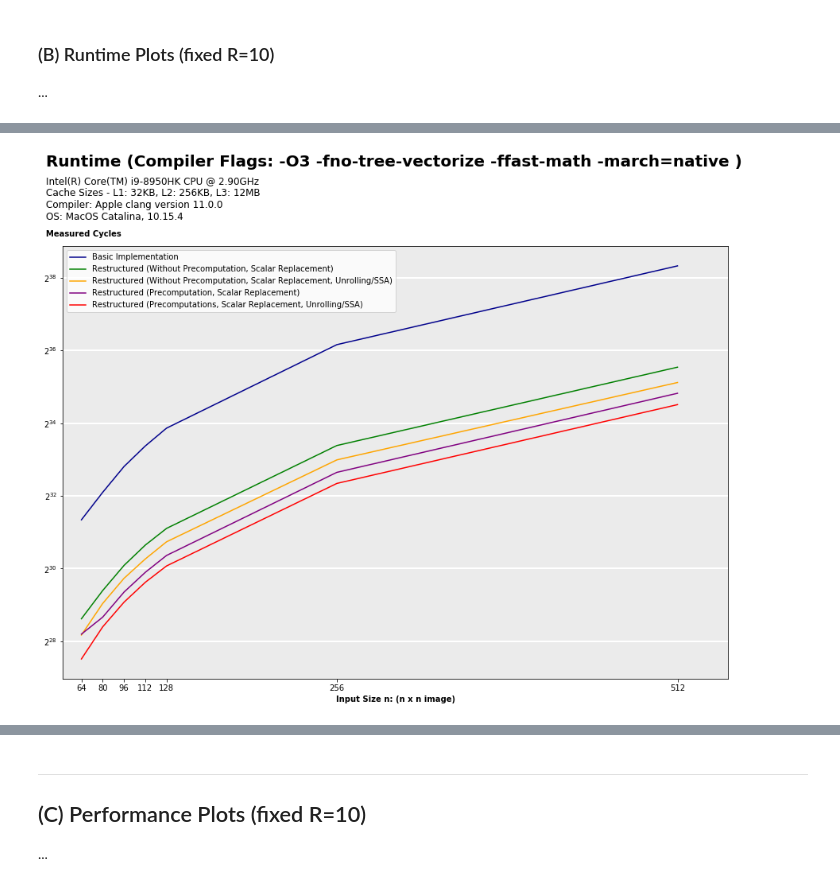
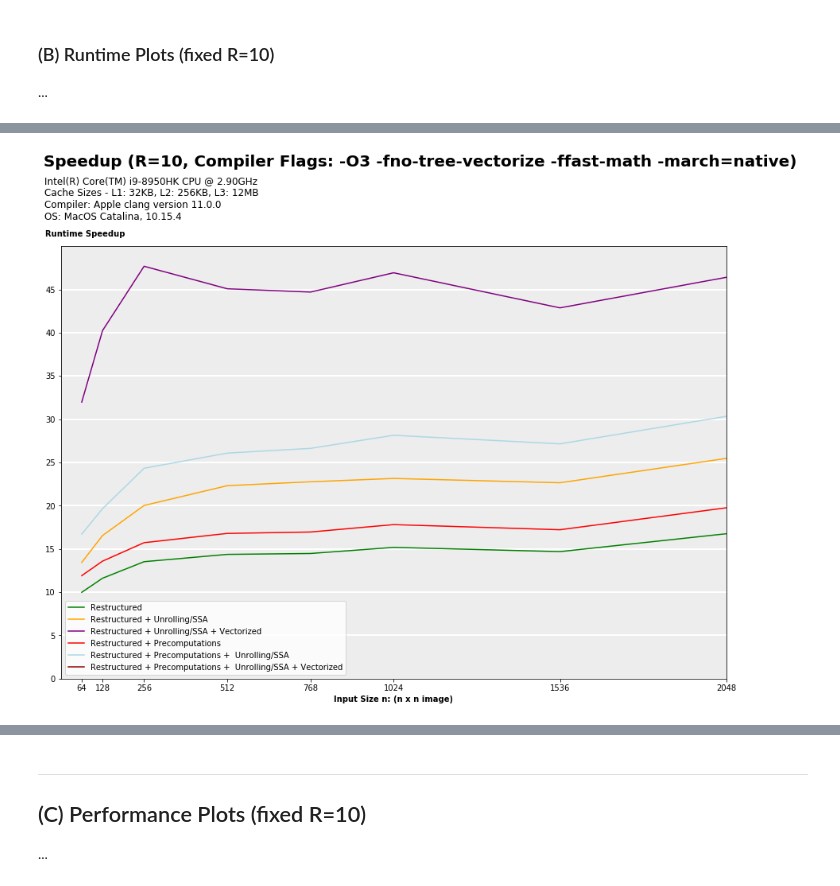
Before and after one commit to ninodimontalcino/advanced-denoising-mcrenderings, a Jupyter notebook: analysis/PerformanceAnalysis.ipynb, the cells around one changed output, grey strips where cells are left out. Saved outputs shown, nothing was run; the diff lists cells and outputs as text; code cells hidden in the pictures.

Commit message:
Updating Measurements and Plots

```diff
--- a/analysis/PerformanceAnalysis.ipynb
+++ b/analysis/PerformanceAnalysis.ipynb
@@ -437,33 +476,35 @@ cycles = np.array([
 # %%
 # ------------------------------------------------------
-# RunTime-Plot (cylces are log-scaled)
+# Speedup-Plot
 # ------------------------------------------------------
 
 # Init Plot
 fig = plt.figure(figsize=FIGSIZE)
-suptitle = plt.suptitle("Runtime (Compiler Flags: -O3 -fno-tree-vectorize -ffast-math -march=native )", x=0.105, y=1.04, fontsize=20, ha='left', fontweight='bold')
+suptitle = plt.suptitle("Speedup (R=10, Compiler Flags: -O3 -fno-tree-vectorize -ffast-math -march=native)", x=0.105, y=1.04, fontsize=20, ha='left', fontweight='bold')
 plt.title(hardware_info, fontsize=12, x=-0.025, y=1.05, ha='left')
 
 # Plot Series
-for i, serie in enumerate(series):
-    plt.plot(n, cycles[i], label=serie, color=colors[i])
+for i, serie in enumerate(series[1:]):
+    plt.plot(n, cycles[0] / cycles[i+1], label=serie, color=colors[i+1])
 
 
 # Customize Plot
+top=50
 plt.xticks(n)
-plt.yscale('log', basey=2)
-plt.xlim(50,550)
+plt.yticks(np.arange(0, top, step=5))
+plt.xlim(0,2048)
+plt.ylim(0,top)
 
 plt.grid(True, color='w', linestyle='-', linewidth=2)
-plt.gca().patch.set_facecolor('0.92')
+plt.gca().patch.set_facecolor('0.93')
 plt.gca().xaxis.grid(False)
 plt.gca().yaxis.grid(True)
 
-plt.ylabel("Measured Cycles", fontweight='bold', rotation=0, position=(0,1.02), labelpad=-50)
+plt.ylabel("Runtime Speedup", fontweight='bold', rotation=0, position=(0,1.02), labelpad=-50)
 plt.xlabel("Input Size n: (n x n image)", fontweight='bold')
 
 plt.legend()
 
-fig.savefig('runtime_evaluation',bbox_inches='tight',bbox_extra_artists=[suptitle])
+fig.savefig('speedup_runtime',bbox_inches='tight',bbox_extra_artists=[suptitle])
 # %% [output]
-[figure, old version]
+[figure, new version]
```
Also changed, not shown: parts of 11 cells of this notebook, 5 other files.
